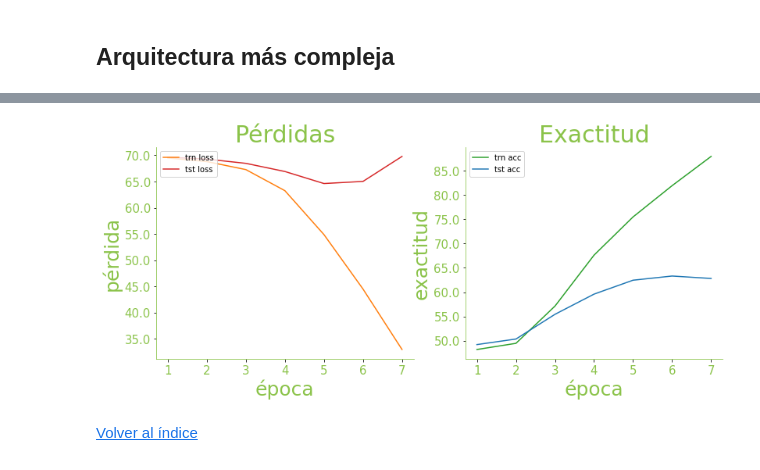
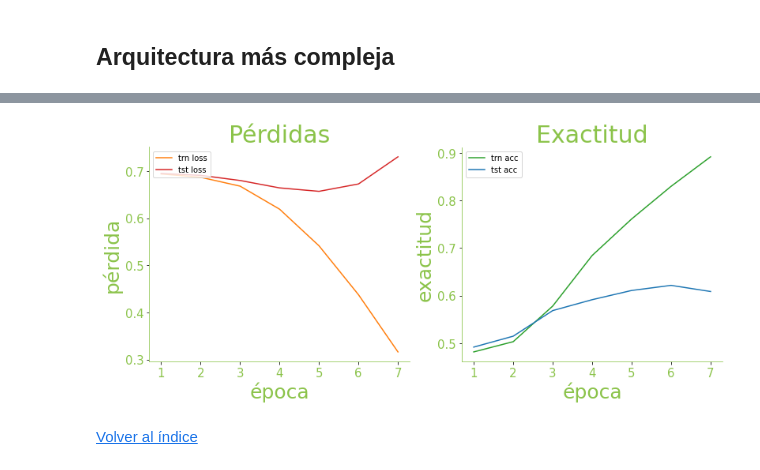
Before and after one commit to OscarAlvaradoM/sEXism-Identification-in-Social-neTworks, a Jupyter notebook: notebooks/CNN.ipynb, the cells around one changed output, grey strips where cells are left out. Cells and saved outputs as stored; diff of their text form; code cells hidden in the pictures.

```diff
--- a/notebooks/CNN.ipynb
+++ b/notebooks/CNN.ipynb
@@ -188,7 +188,7 @@ class CNN(nn.Module):
         x = x.permute(0, 2, 1)
         x = self.cnn(x)
         x = self.flatten(x)
-        x = self.dropout(x)
+        #x = self.dropout(x)
         x = self.cls(x)
         return x
 # %% [markdown]
@@ -285,8 +285,8 @@ def eval_epoch_GPU(dl, model, num_batches=None):
             accs.append(acc.item())
 
         # promediamos
-        loss = np.mean(losses) * 100
-        acc = np.mean(accs) * 100
+        loss = np.mean(losses)
+        acc = np.mean(accs)
 
         return loss, acc
 
@@ -358,7 +358,7 @@ def plot(loss_hist, acc_hist, c="#8bc34a" , name = None, epoch = 5):
         ax[i].legend(loc='upper left')
         ax[i].spines["left"].set_color(c)
         ax[i].spines["bottom"].set_color(c)
-        yt = ax[i].get_yticks()
+        yt = np.around(ax[i].get_yticks(), 1)
         ax[i].set_yticklabels(yt, color = c, fontsize = 15)
         xt = ax[i].get_xticks()
         ax[i].set_xticks(range(0,epoch))
@@ -367,4 +367,3 @@ def plot(loss_hist, acc_hist, c="#8bc34a" , name = None, epoch = 5):
         ax[i].spines["top"].set_visible(False)
     if name:
         fig.savefig(f"../figs/{name}.png", transparent = True, bbox_inches = "tight")
-plot(loss_hist, acc_hist)
@@ -467,6 +465,6 @@ Wall time: 5min 24s
 # %%
-plot(loss_hist, acc_hist, name = "cnn_2conv", epoch = 7)
+plot(loss_hist, acc_hist, name = "cnn3_3conv_g", epoch = 7)
 # %% [output]
-[figure, old version]
+[figure, new version]
 # %% [markdown]
 [Volver al índice](#Índice)
```
Also changed, not shown: parts of 4 cells of this notebook.
